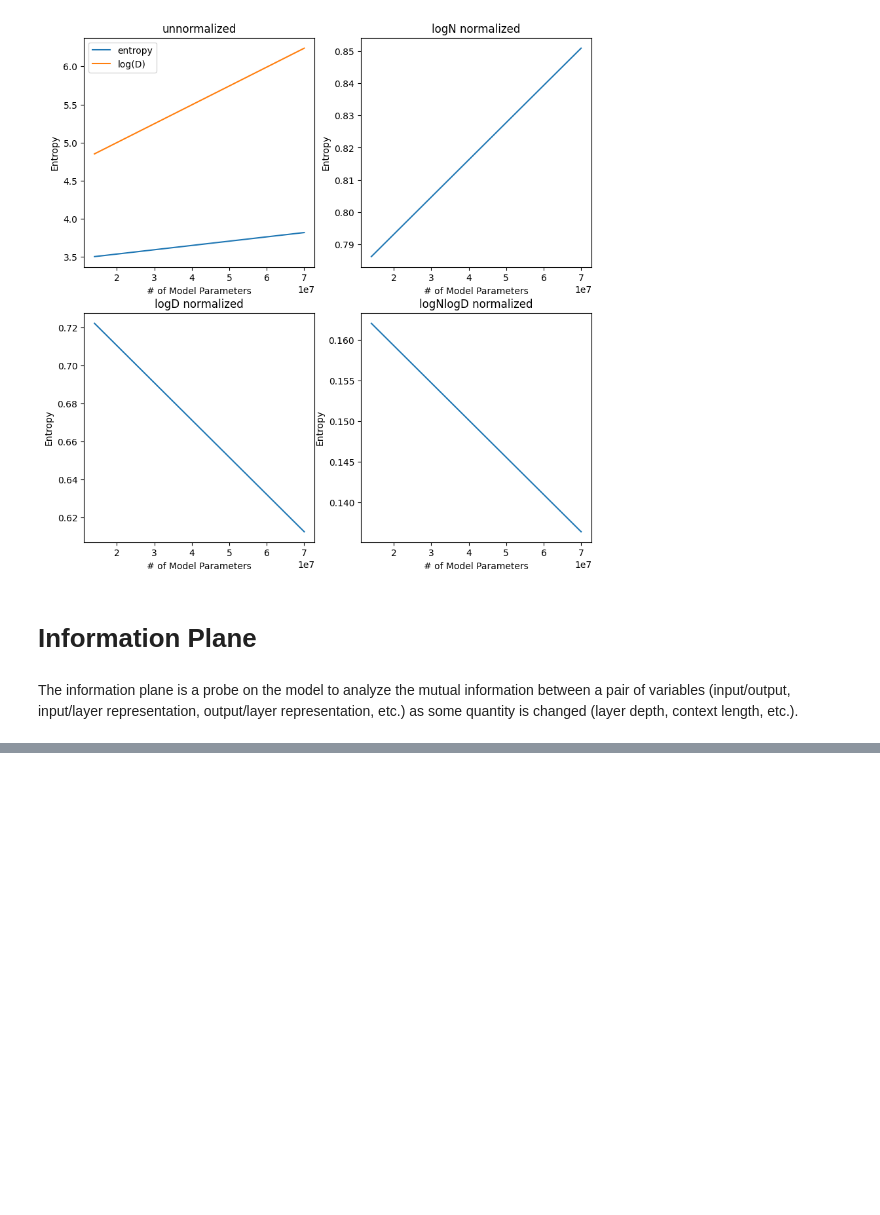
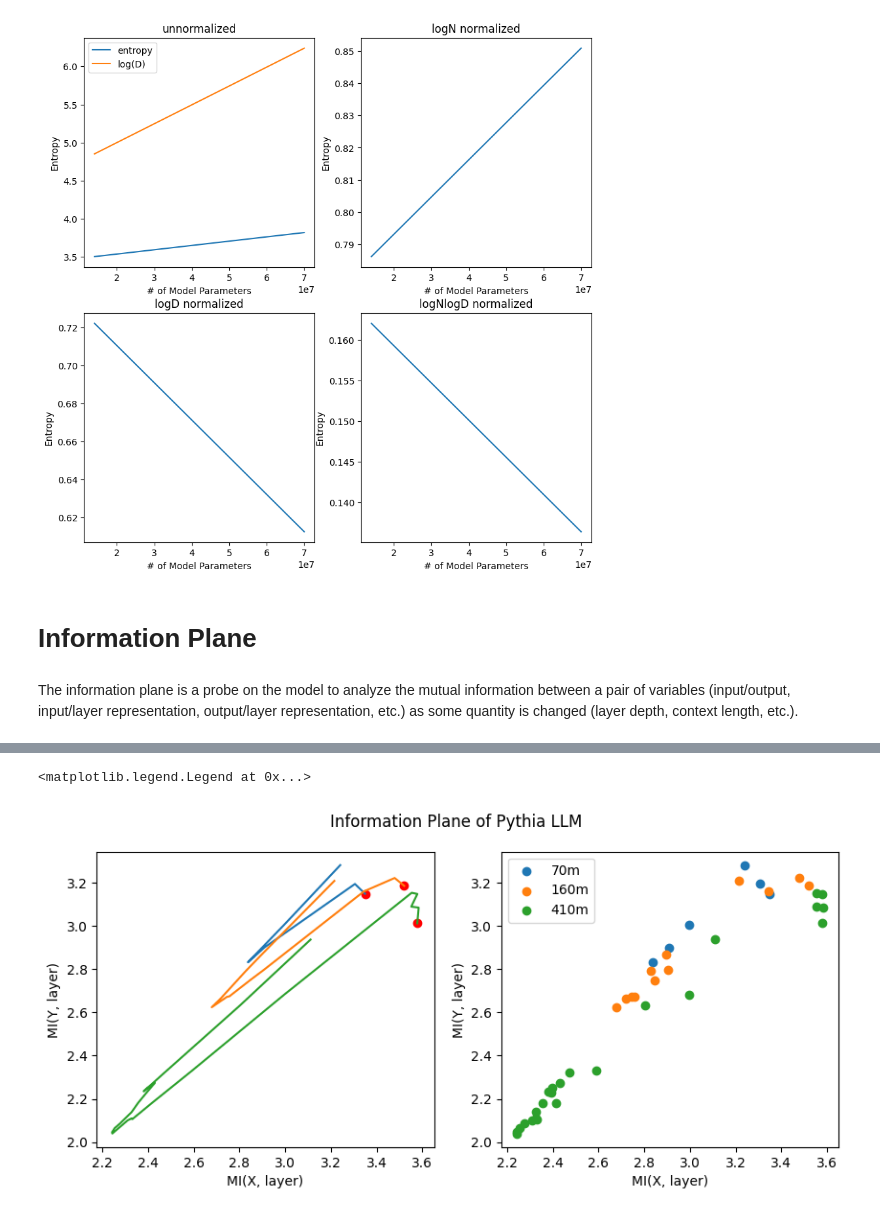
Before and after one commit to OFSkean/information_flow, a Jupyter notebook: information_plane.ipynb, the cells around one changed output, grey strips where cells are left out. Cells and saved outputs as stored; diff of their text form; code cells hidden in the pictures; blank space fills up the shorter version.

```diff
--- a/information_plane.ipynb
+++ b/information_plane.ipynb
@@ -701,0 +716,19 @@ Text(0.5, 1.0, 'Information Plane')
+# %%
+fig, axes = plt.subplots(1, 2, figsize=(10, 4))
+
+for model_size in ['70m', '160m', '410m']:
+    axes[0].plot(input_to_layer_infos[model_size], output_to_layer_infos[model_size], label=model_size)
+    axes[1].scatter(input_to_layer_infos[model_size], output_to_layer_infos[model_size], label=model_size)
+
+    # highlight first point
+    axes[0].scatter(input_to_layer_infos[model_size][0], output_to_layer_infos[model_size][0], color='red')
+
+axes[0].set_xlabel("MI(X, layer)")
+axes[0].set_ylabel("MI(Y, layer)")
+axes[1].set_xlabel("MI(X, layer)")
+axes[1].set_ylabel("MI(Y, layer)")
+plt.suptitle("Information Plane of Pythia LLM")
+plt.legend()
+# %% [output]
+<matplotlib.legend.Legend at 0x...>
+[figure, added]
```
Also changed, not shown: parts of 4 cells of this notebook.
